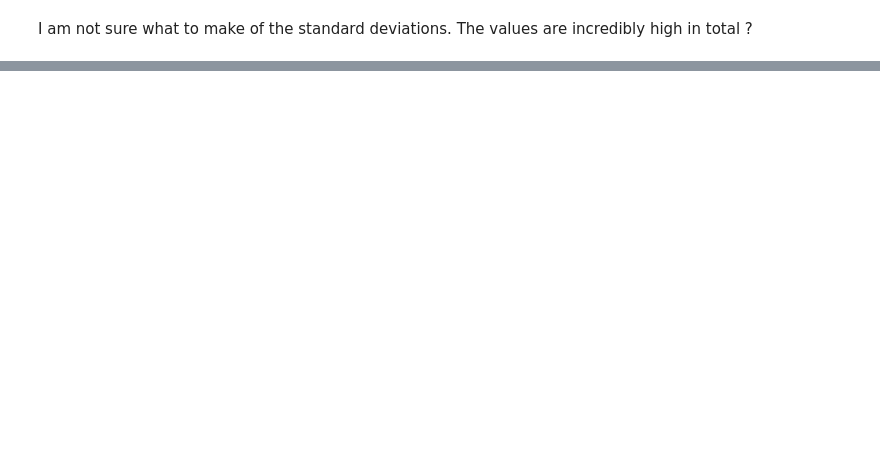
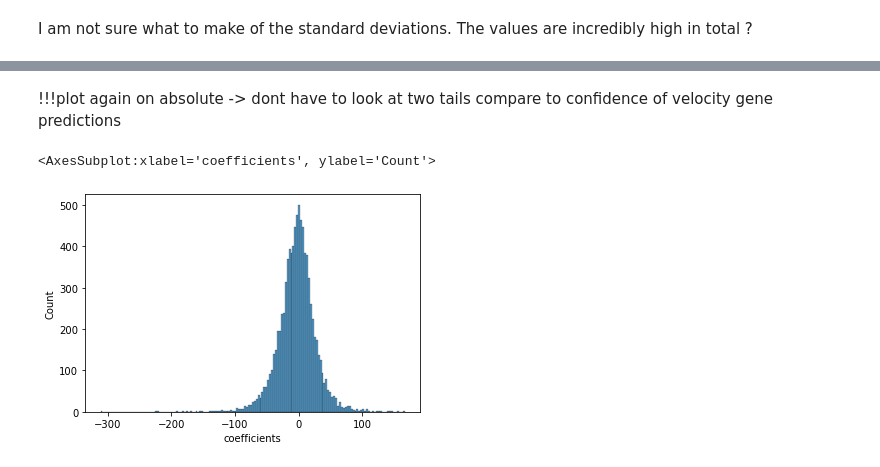
Before and after one commit to antschum/thesis, a Jupyter notebook: Analysis.ipynb, the cells around one changed output, grey strips where cells are left out. Cells and saved outputs as stored; diff of their text form; code cells hidden in the pictures; blank space fills up the shorter version.

```diff
--- a/Analysis.ipynb
+++ b/Analysis.ipynb
@@ -83,0 +95,10 @@ In the following I will look at L1 regularized linear regression.
+# %% [markdown]
+!!!plot again on absolute -> dont have to look at two tails
+compare to confidence of velocity gene predictions
+# %%
+mean = regression8.groupby(['target', 'predictors']).coefficients.mean()
+std = regression8.groupby(['target', 'predictors']).coefficients.std()
+sns.histplot(mean/std)
+# %% [output]
+<AxesSubplot:xlabel='coefficients', ylabel='Count'>
+[figure, added]
```
Also changed, not shown: parts of 41 cells of this notebook, 1 other file.
